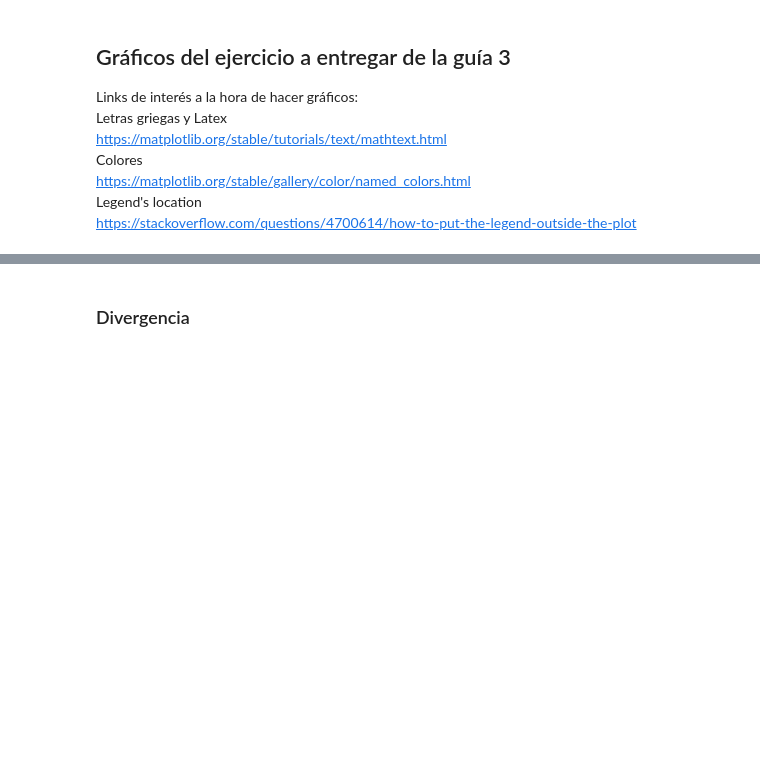
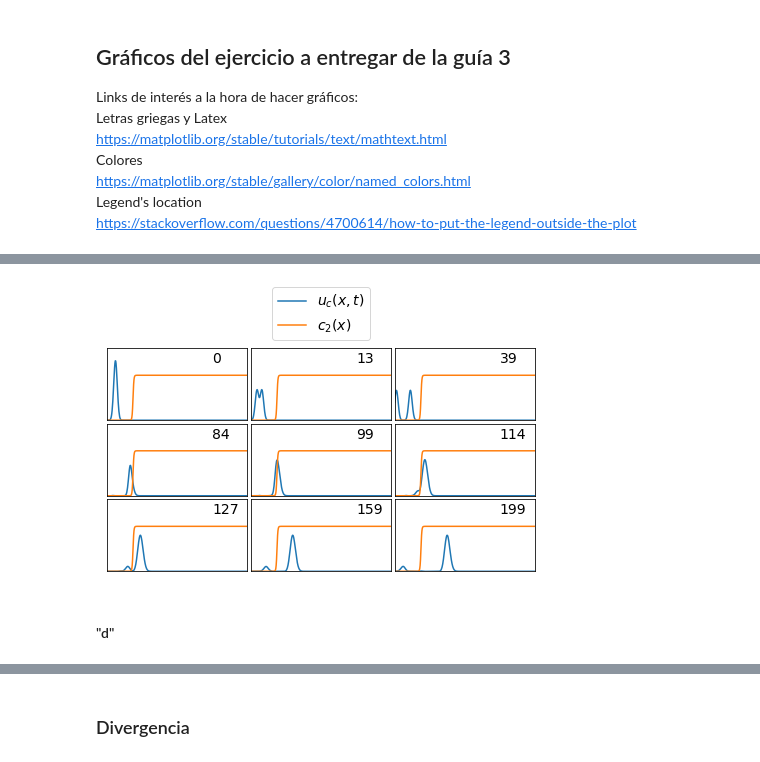
Before and after one commit to Lupama2/Guias_Metodos_Num_Fluidos_I, a Jupyter notebook: Guias/Guia_3/ejercicio_6/Programa/graficos/graficos.ipynb, the cells around one changed output, grey strips where cells are left out. Saved outputs shown, nothing was run; the diff lists cells and outputs as text; code cells hidden in the pictures; blank space fills up the shorter version.

```diff
--- a/Guias/Guia_3/ejercicio_6/Programa/graficos/graficos.ipynb
+++ b/Guias/Guia_3/ejercicio_6/Programa/graficos/graficos.ipynb
@@ -18,0 +184,78 @@ pi = math.pi
+# %%
+#Importo datos
+datos = genfromtxt('datos/solucion_b_M390.csv', delimiter=',')
+M = 390
+frames = np.array([1, 14, 40, 85, 100, 115, 128, 160, 200  ])-1
+
+#Defino la matriz de la solución (elimino la derivada)
+u_matriz = datos[:,0:(M + 2)]
+x_array = np.linspace(0,4,M+2)
+# %%
+def c2(x):
+    return  1.25 - 0.25*np.tanh(40*(0.75-x))
+# %%
+#Grafico la solución
+fig, axs = plt.subplots(3,3)
+
+#a:
+axs[0,0].plot(x_array, u_matriz[frames[0],:])
+axs[0,1].plot(x_array, u_matriz[frames[1],:], label = "$u_c(x,t)$")
+axs[0,2].plot(x_array, u_matriz[frames[2],:])
+axs[1,0].plot(x_array, u_matriz[frames[3],:])
+axs[1,1].plot(x_array, u_matriz[frames[4],:])
+axs[1,2].plot(x_array, u_matriz[frames[5],:])
+axs[2,0].plot(x_array, u_matriz[frames[6],:])
+axs[2,1].plot(x_array, u_matriz[frames[7],:])
+axs[2,2].plot(x_array, u_matriz[frames[8],:])
+
+axs[0,0].plot(x_array, 1.5*c2(x_array) - 1.5)
+axs[0,1].plot(x_array, 1.5*c2(x_array) - 1.5, label = "$c_2(x)$")
+axs[0,2].plot(x_array, 1.5*c2(x_array) - 1.5)
+axs[1,0].plot(x_array, 1.5*c2(x_array) - 1.5)
+axs[1,1].plot(x_array, 1.5*c2(x_array) - 1.5)
+axs[1,2].plot(x_array, 1.5*c2(x_array) - 1.5)
+axs[2,0].plot(x_array, 1.5*c2(x_array) - 1.5)
+axs[2,1].plot(x_array, 1.5*c2(x_array) - 1.5)
+axs[2,2].plot(x_array, 1.5*c2(x_array) - 1.5)
+
+
+#Legenda
+axs[0,1].legend(loc='lower center', ncol = 1, bbox_to_anchor=(0, 1.02, 1, 0.2),fontsize = 14)
+
+
+
+#Elimino los ticks labels y ajusto límites de ejes
+for i in range(3):
+    for j in range(3):
+        axs[i,j].set_yticks([])
+        axs[i,j].set_xticks([])
+        axs[i,j].set_xlim([0, 4]);
+        axs[i,j].set_ylim([0, 1.2]);
+        # ax.set_yticks([])
+        # ax.set_xticks([])
+
+#Cambio el espacio entre subplots
+fig.tight_layout(pad=0.01)
+
+#Agrego la caja con el texto
+box_x_lim = 0.75
+box_y_lim = 0.95
+font_size = 14
+
+axs[0,0].text(box_x_lim, box_y_lim, str(frames[0]), transform=axs[0,0].transAxes, fontsize=font_size, verticalalignment='top')
+axs[0,1].text(box_x_lim, box_y_lim, str(frames[1]), transform=axs[0,1].transAxes, fontsize=font_size, verticalalignment='top')
+axs[0,2].text(box_x_lim, box_y_lim, str(frames[2]), transform=axs[0,2].transAxes, fontsize=font_size, verticalalignment='top')
+axs[1,0].text(box_x_lim, box_y_lim, str(frames[3]), transform=axs[1,0].transAxes, fontsize=font_size, verticalalignment='top')
+axs[1,1].text(box_x_lim, box_y_lim, str(frames[4]), transform=axs[1,1].transAxes, fontsize=font_size, verticalalignment='top')
+axs[1,2].text(box_x_lim, box_y_lim, str(frames[5]), transform=axs[1,2].transAxes, fontsize=font_size, verticalalignment='top')
+axs[2,0].text(box_x_lim, box_y_lim, str(frames[6]), transform=axs[2,0].transAxes, fontsize=font_size, verticalalignment='top')
+axs[2,1].text(box_x_lim, box_y_lim, str(frames[7]), transform=axs[2,1].transAxes, fontsize=font_size, verticalalignment='top')
+axs[2,2].text(box_x_lim, box_y_lim, str(frames[8]), transform=axs[2,2].transAxes, fontsize=font_size, verticalalignment='top')
+
+#Guardo la imagen
+archivo = "solucion_b.pdf"
+plt.savefig(archivo, format='pdf',bbox_inches = "tight")
+# %% [output]
+[figure, added]
+# %% [markdown]
+#### "d"
```
Also changed, not shown: parts of 22 cells of this notebook, 34 other files.
